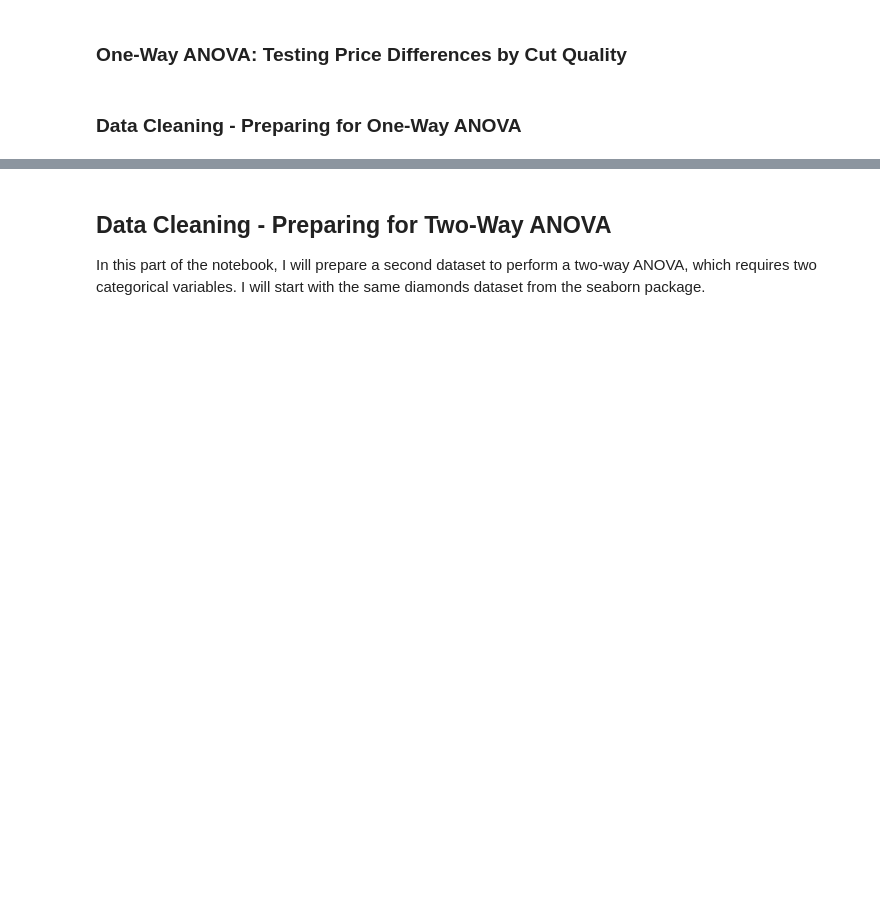
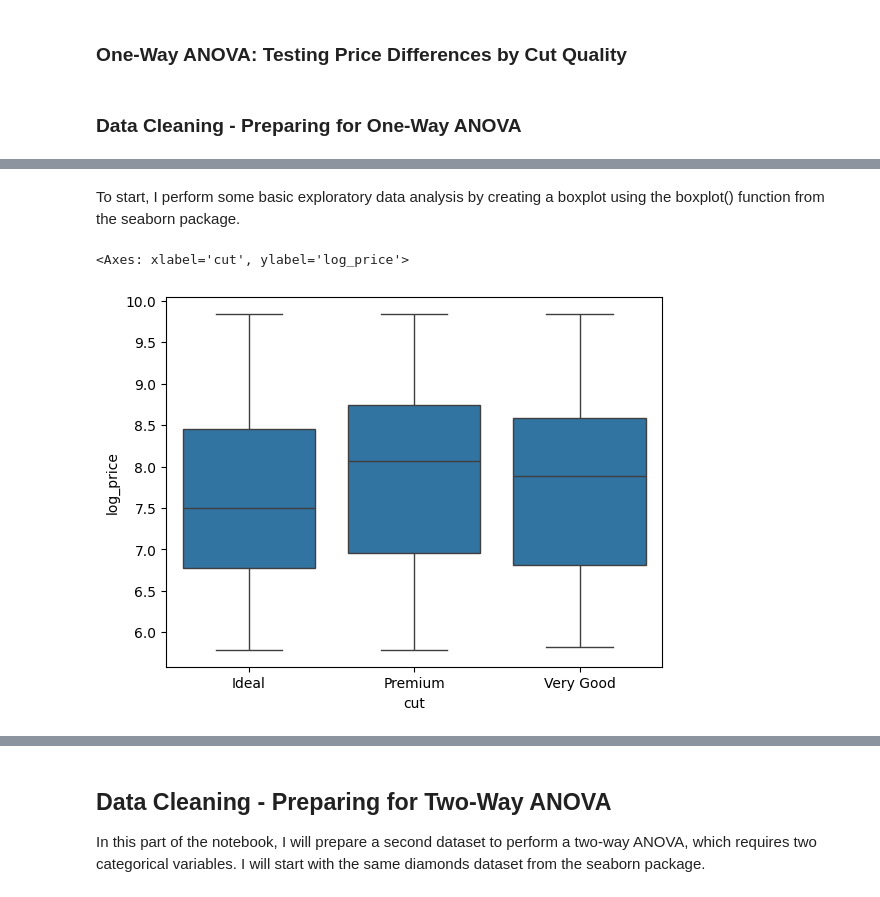
Before and after one commit to Cyberoctane29/Diamonds-ANOVA-Analysis, a Jupyter notebook: Diamonds_ANOVA_Analysis.ipynb, the cells around one changed output, grey strips where cells are left out. Saved outputs shown, nothing was run; the diff lists cells and outputs as text; code cells hidden in the pictures; blank space fills up the shorter version.

```diff
--- a/Diamonds_ANOVA_Analysis.ipynb
+++ b/Diamonds_ANOVA_Analysis.ipynb
@@ -321,0 +356,4 @@ To determine **which color groups have significantly different mean prices**, I
+# %%
+diamonds_cut = pd.read_csv(r"C:\Users\saswa\Documents\GitHub\Diamonds-ANOVA-Analysis\Data\diamonds_cut.csv")
+
+diamonds_cut.head()
@@ -321,0 +367,7 @@ To determine **which color groups have significantly different mean prices**, I
+# %% [markdown]
+ To start, I perform some basic exploratory data analysis by creating a boxplot using the boxplot() function from the seaborn package.
+# %%
+sns.boxplot(x="cut", y="log_price", data=diamonds_cut)
+# %% [output]
+<Axes: xlabel='cut', ylabel='log_price'>
+[figure, added]
```
Also changed, not shown: parts of 54 cells of this notebook.
